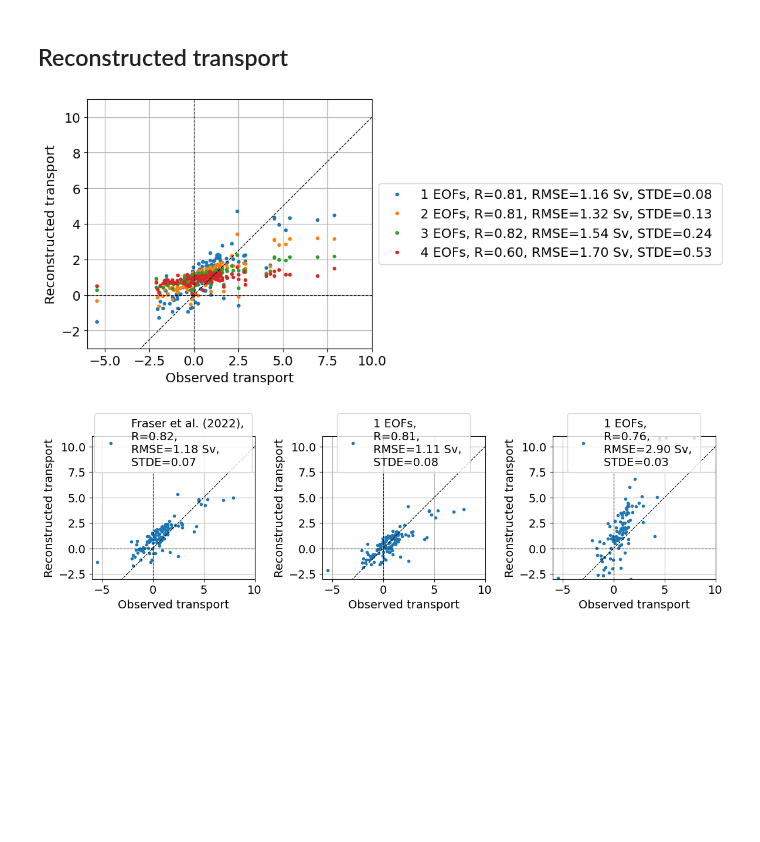
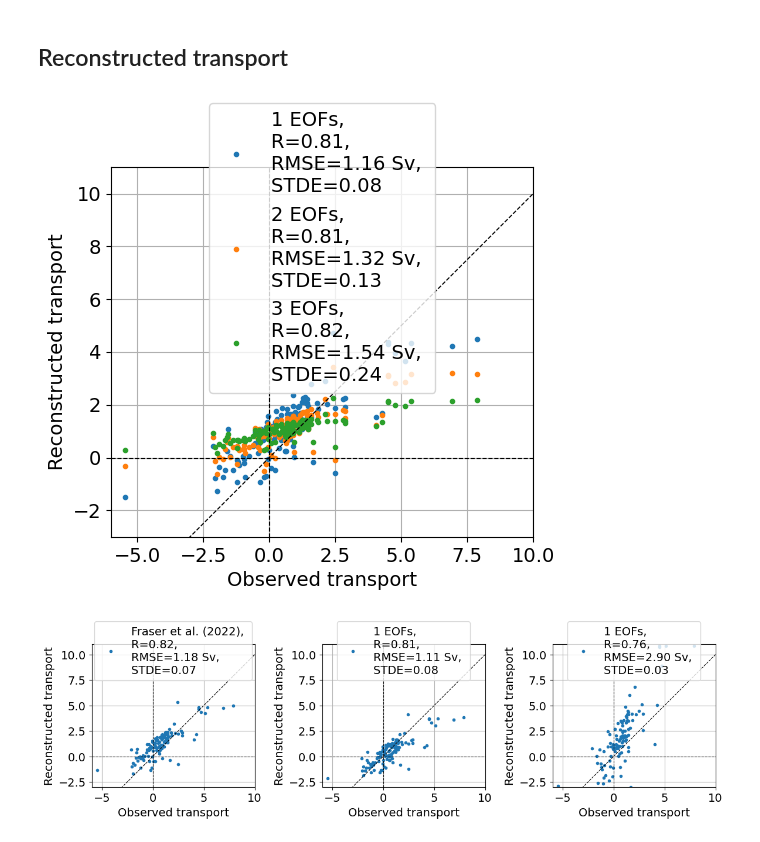
Before and after one commit to ScotMarPhys/Rockall_Trough_Transports, a Jupyter notebook: notebooks/2.0_Rockall_Trough_glider_EW_EOF_2020_2023.ipynb, the cells around one changed output. Drawn from its saved outputs; the diff is of its cells as text; code cells hidden in the pictures; blank space fills up the shorter version.

```diff
--- a/notebooks/2.0_Rockall_Trough_glider_EW_EOF_2020_2023.ipynb
+++ b/notebooks/2.0_Rockall_Trough_glider_EW_EOF_2020_2023.ipynb
@@ -529,11 +532,11 @@ Q_glider_nan = Q_glider_nan.where(ds_glider_nan.vcur.isel(depth=0,lon=0).notnull
 # %%
 fig,axs = plt.subplots(1,1)
 Q_EW_resampled=Q_rec.interp_like(ds_glider.time)
 Q_EW_resampled=Q_EW_resampled.where(Q_EW_resampled.notnull(),drop=True)
 Q_obs = ds_glider.Q.where(Q_EW_resampled.isel(mode=0).notnull(),drop=True)
-rt_eof.plot_error(Q_obs,Q_EW_resampled,4,axs)
+rt_eof.plot_error(Q_obs,Q_EW_resampled,3,axs)
 # %% [output]
-[figure, old version]
+[figure, new version]
 # %%
 fig,axs = plt.subplots(1,3,figsize=[12,4])
 ax = axs[0]
```
Also changed, not shown: parts of 15 cells of this notebook, 10 other files.
